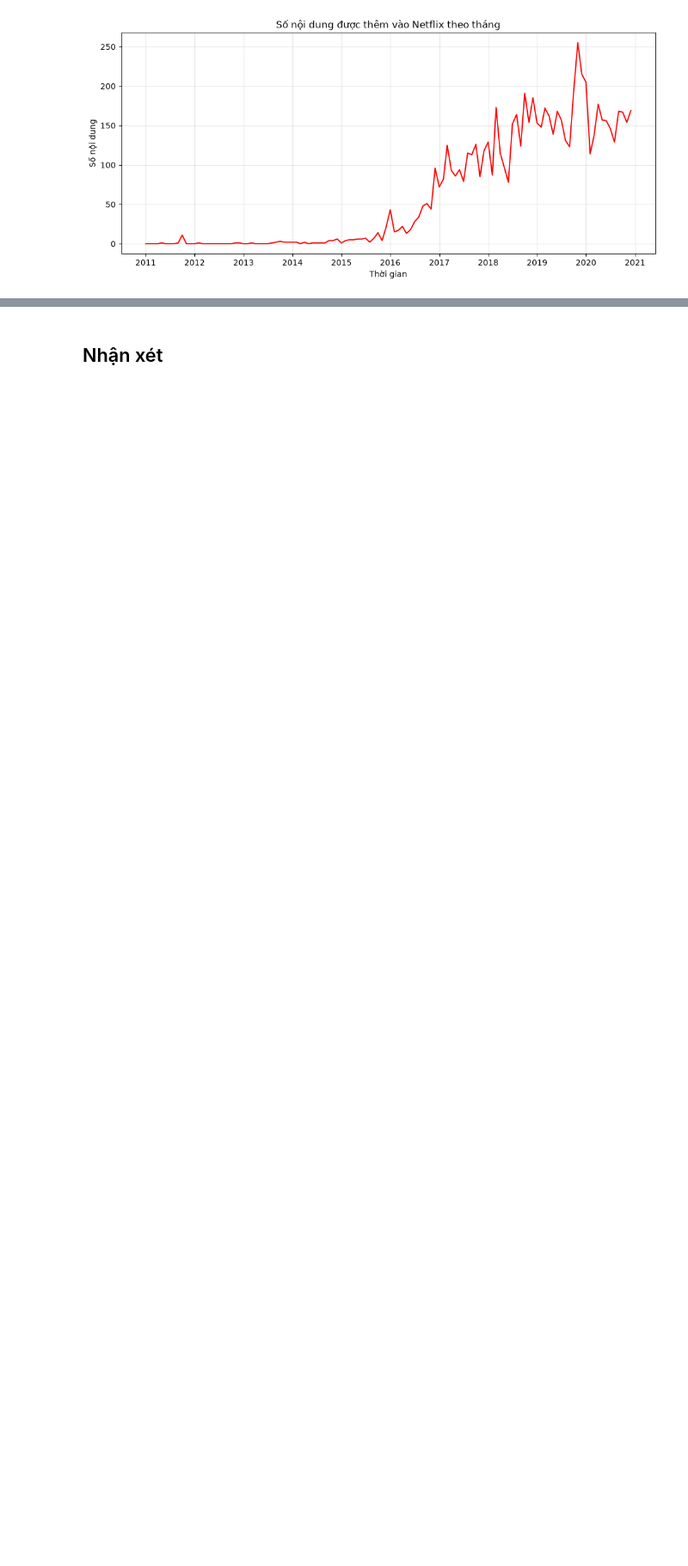
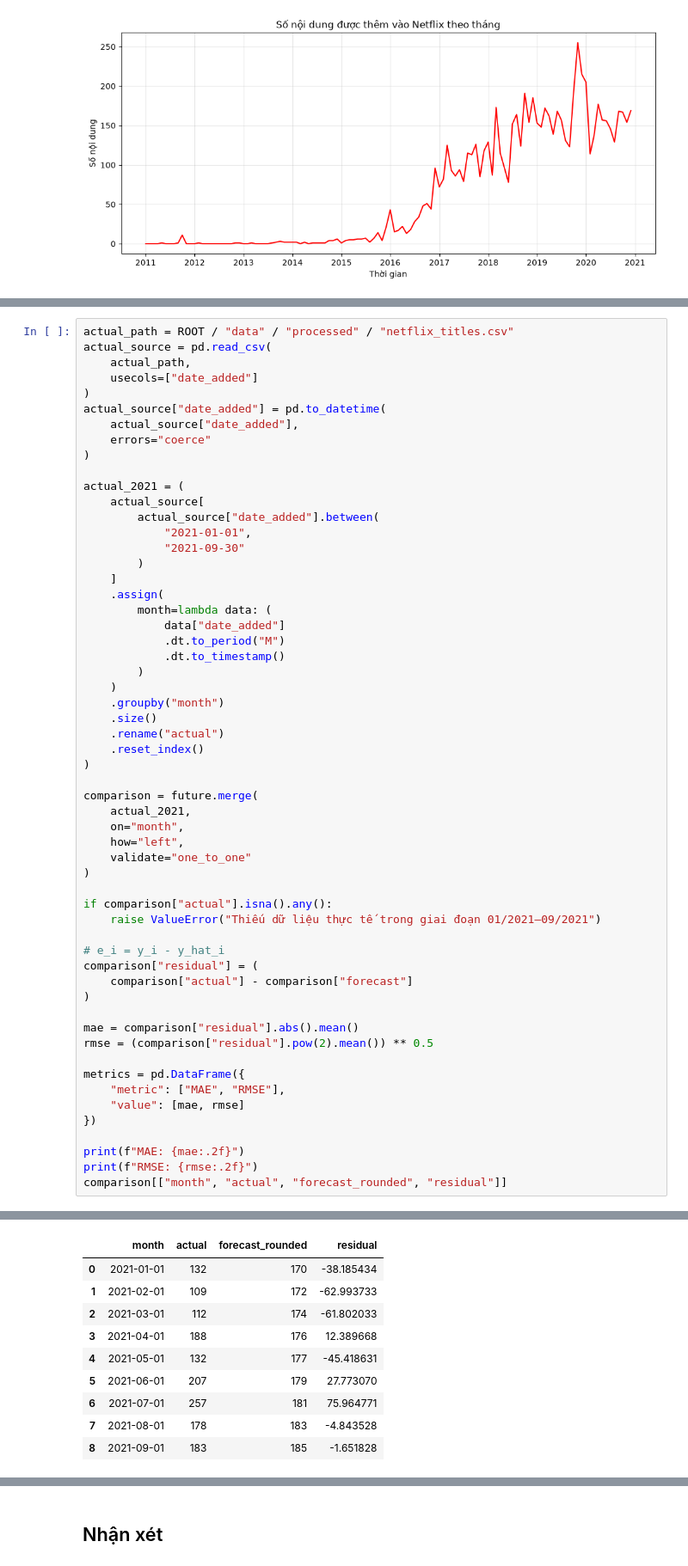
Before and after one commit to JPDeep4122/Project_DataVisualization, a Jupyter notebook: notebook/03_model.ipynb, the cells around one changed output, grey strips where cells are left out. Shown at 86% size. Drawn from its saved outputs; the diff is of its cells as text; blank space fills up the shorter version.

```diff
--- a/notebook/03_model.ipynb
+++ b/notebook/03_model.ipynb
@@ -285,0 +153,58 @@ plt.show()
+# %%
+actual_path = ROOT / "data" / "processed" / "netflix_titles.csv"
+actual_source = pd.read_csv(
+    actual_path,
+    usecols=["date_added"]
+)
+actual_source["date_added"] = pd.to_datetime(
+    actual_source["date_added"],
+    errors="coerce"
+)
+
+actual_2021 = (
+    actual_source[
+        actual_source["date_added"].between(
+            "2021-01-01",
+            "2021-09-30"
+        )
+    ]
+    .assign(
+        month=lambda data: (
+            data["date_added"]
+            .dt.to_period("M")
+            .dt.to_timestamp()
+        )
+    )
+    .groupby("month")
+    .size()
+    .rename("actual")
+    .reset_index()
+)
+
+comparison = future.merge(
+    actual_2021,
+    on="month",
+    how="left",
+    validate="one_to_one"
+)
+
+if comparison["actual"].isna().any():
+    raise ValueError("Thiếu dữ liệu thực tế trong giai đoạn 01/2021–09/2021")
+
+# e_i = y_i - y_hat_i
+comparison["residual"] = (
+    comparison["actual"] - comparison["forecast"]
+)
+
+mae = comparison["residual"].abs().mean()
+rmse = (comparison["residual"].pow(2).mean()) ** 0.5
+
+metrics = pd.DataFrame({
+    "metric": ["MAE", "RMSE"],
+    "value": [mae, rmse]
+})
+
+print(f"MAE: {mae:.2f}")
+print(f"RMSE: {rmse:.2f}")
+comparison[["month", "actual", "forecast_rounded", "residual"]]
+# %% [output]
@@ -285,0 +213,10 @@ plt.show()
+|  | month | actual | forecast_rounded | residual |
+| 0 | 2021-01-01 | 132 | 170 | -38.185434 |
+| 1 | 2021-02-01 | 109 | 172 | -62.993733 |
+| 2 | 2021-03-01 | 112 | 174 | -61.802033 |
+| 3 | 2021-04-01 | 188 | 176 | 12.389668 |
+| 4 | 2021-05-01 | 132 | 177 | -45.418631 |
+| 5 | 2021-06-01 | 207 | 179 | 27.773070 |
+| 6 | 2021-07-01 | 257 | 181 | 75.964771 |
+| 7 | 2021-08-01 | 178 | 183 | -4.843528 |
+| 8 | 2021-09-01 | 183 | 185 | -1.651828 |
```
Also changed, not shown: parts of 26 cells of this notebook.
